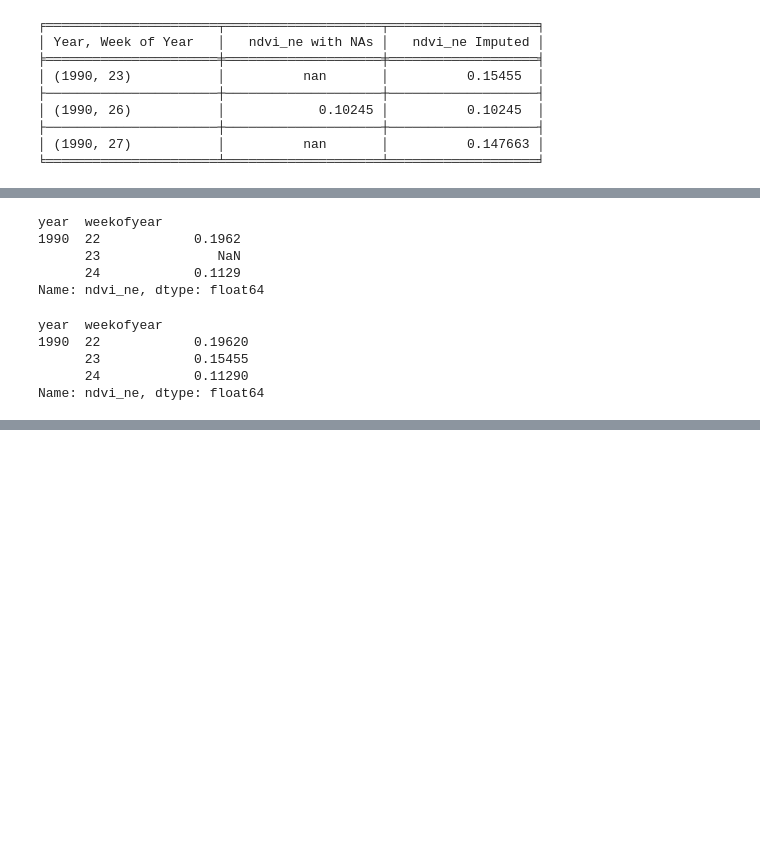
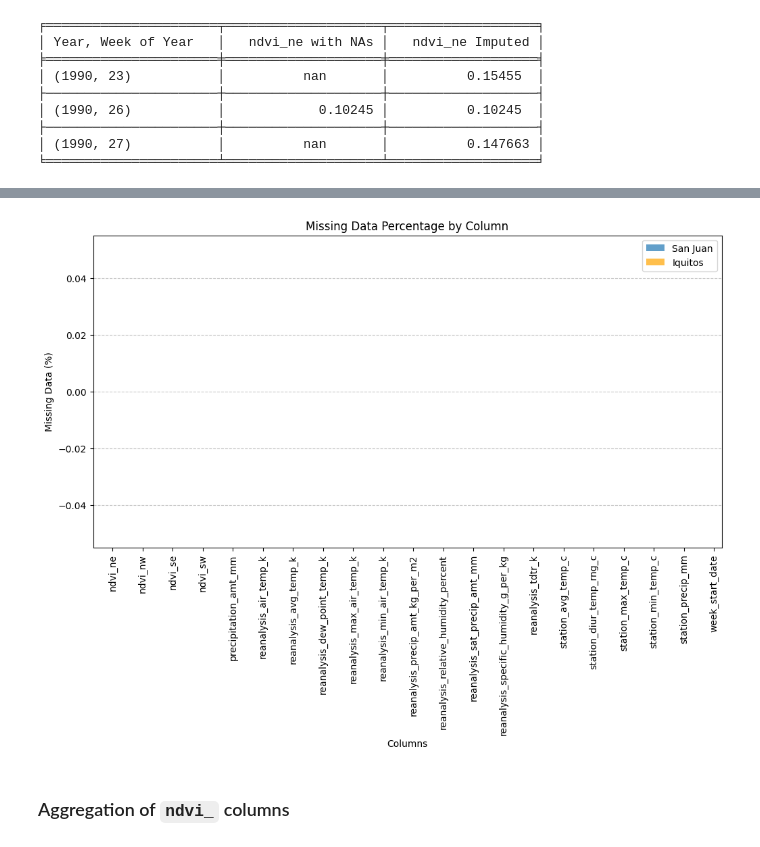
Before and after one commit to GasparSekula/PredictingDiseaseSpread, a Jupyter notebook: notebooks/FE.ipynb, the cells around one changed output, grey strips where cells are left out. Drawn from its saved outputs; the diff is of its cells as text; code cells hidden in the pictures; blank space fills up the shorter version.

Commit message:
imputation and column aggregation

```diff
--- a/notebooks/FE.ipynb
+++ b/notebooks/FE.ipynb
@@ -99 +101,5 @@ iq_features_train_imputed = iq_features_train.interpolate("linear")
+# %%
+imputer = NAImputer(method="linear")
+sj_features_train_imputed = imputer.transform(sj_features_train)
+iq_features_train_imputed = imputer.transform(iq_features_train)
 # %% [markdown]
@@ -119,23 +150,16 @@ visualize_differences_in_dataframes(columns = ["ndvi_ne"],
 missing_data_percentage_by_city(sj_features_train_imputed, iq_features_train_imputed)
 # %% [output]
 [figure]
-# %%
-sj_features_train[4:7]["ndvi_ne"]
-# %% [output]
-year  weekofyear
-1990  22            0.1962
-      23               NaN
-      24            0.1129
-Name: ndvi_ne, dtype: float64
-# %%
-sj_features_train_imputed[4:7]["ndvi_ne"]
-# %% [output]
-year  weekofyear
-1990  22            0.19620
-      23            0.15455
-      24            0.11290
-Name: ndvi_ne, dtype: float64
 # %%
 missing_data_percentage_by_city(sj_features_test, iq_features_test)
 # %% [output]
 [figure]
+# %%
+sj_features_test_imputed = imputer.transform(sj_features_test)
+iq_features_test_imputed = imputer.transform(iq_features_test)
+# %%
+missing_data_percentage_by_city(sj_features_test_imputed, iq_features_test_imputed)
+# %% [output]
+[figure, added]
+# %% [markdown]
+### Aggregation of `ndvi_` columns
```
Also changed, not shown: parts of 10 cells of this notebook, 1 other file.
